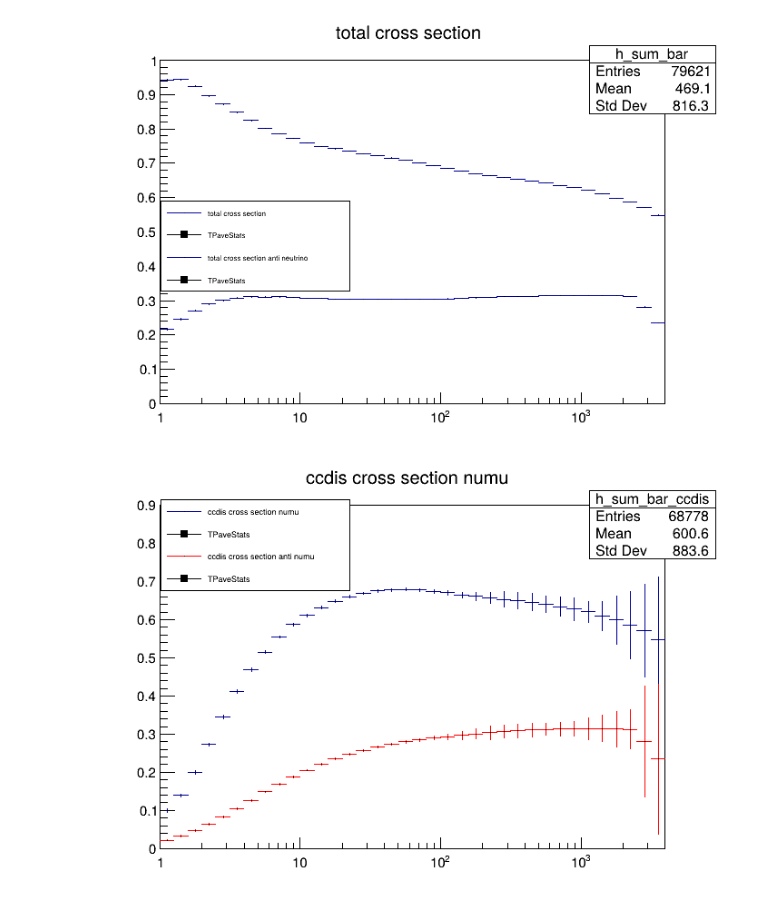
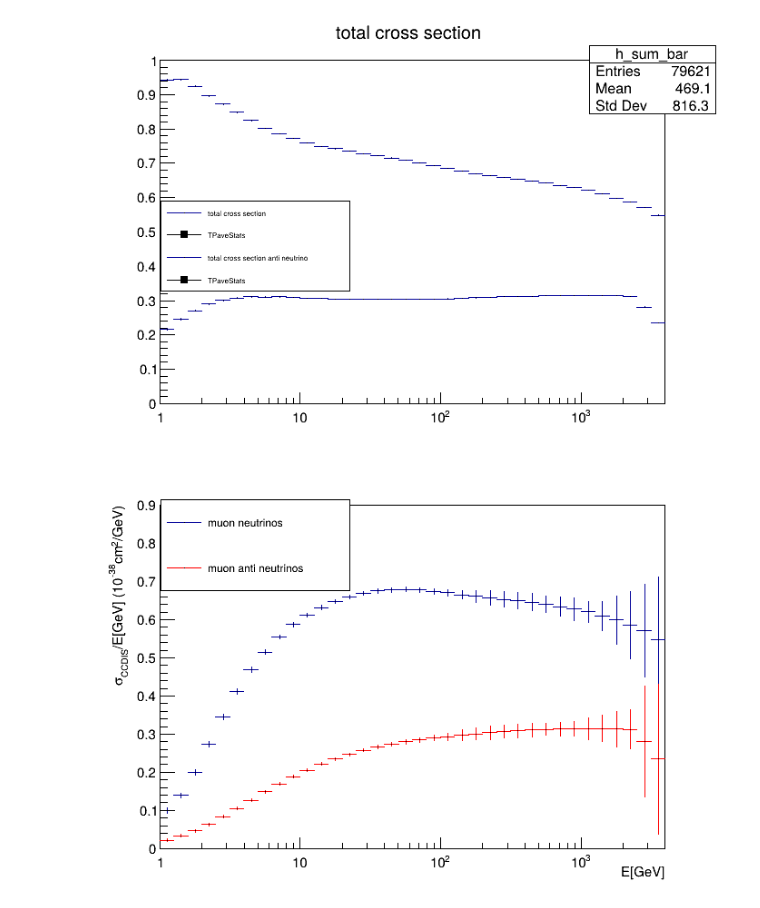
Before and after one commit to antonioiuliano2/macros-ship, a Jupyter notebook: nu_ship_simulations/SumCCCrossSections.ipynb, the cells around one changed output. Saved outputs shown, nothing was run; the diff lists cells and outputs as text; code cells hidden in the pictures.

```diff
--- a/nu_ship_simulations/SumCCCrossSections.ipynb
+++ b/nu_ship_simulations/SumCCCrossSections.ipynb
@@ -392,12 +392,19 @@ for i in range(1, hE_CCDIS_numu_bar.GetNbinsX() + 1):
 # %%
 c_comparison_ccdis = r.TCanvas()
 h_sum_ccdis.Draw("E")
+h_sum_ccdis.SetTitle("muon neutrinos")
+h_sum_ccdis.SetStats(False)
 h_sum_ccdis.SetAxisRange(0,0.9,"Y")
 #h_sum_ccdis.SetAxisRange(10,4000.,"X")
+h_sum_bar_ccdis.SetStats(False)
 h_sum_bar_ccdis.Draw("SAME && E")
 h_sum_bar_ccdis.SetLineColor(r.kRed)
+h_sum_bar_ccdis.SetTitle("muon anti neutrinos")
+h_sum_ccdis.GetXaxis().SetTitle("E[GeV]")
+h_sum_ccdis.GetYaxis().SetTitle("#sigma_{CCDIS}/E[GeV] (10^{-38}cm^{2}/GeV)")
 c_comparison_ccdis.BuildLegend()
 c_comparison_ccdis.SetLogx()
+h_sum_ccdis.SetTitle("")
 c_comparison_ccdis.Draw()
 # %% [output]
-[figure, old version]
+[figure, new version]
```
Also changed, not shown: parts of 6 cells of this notebook, 1 other file.
